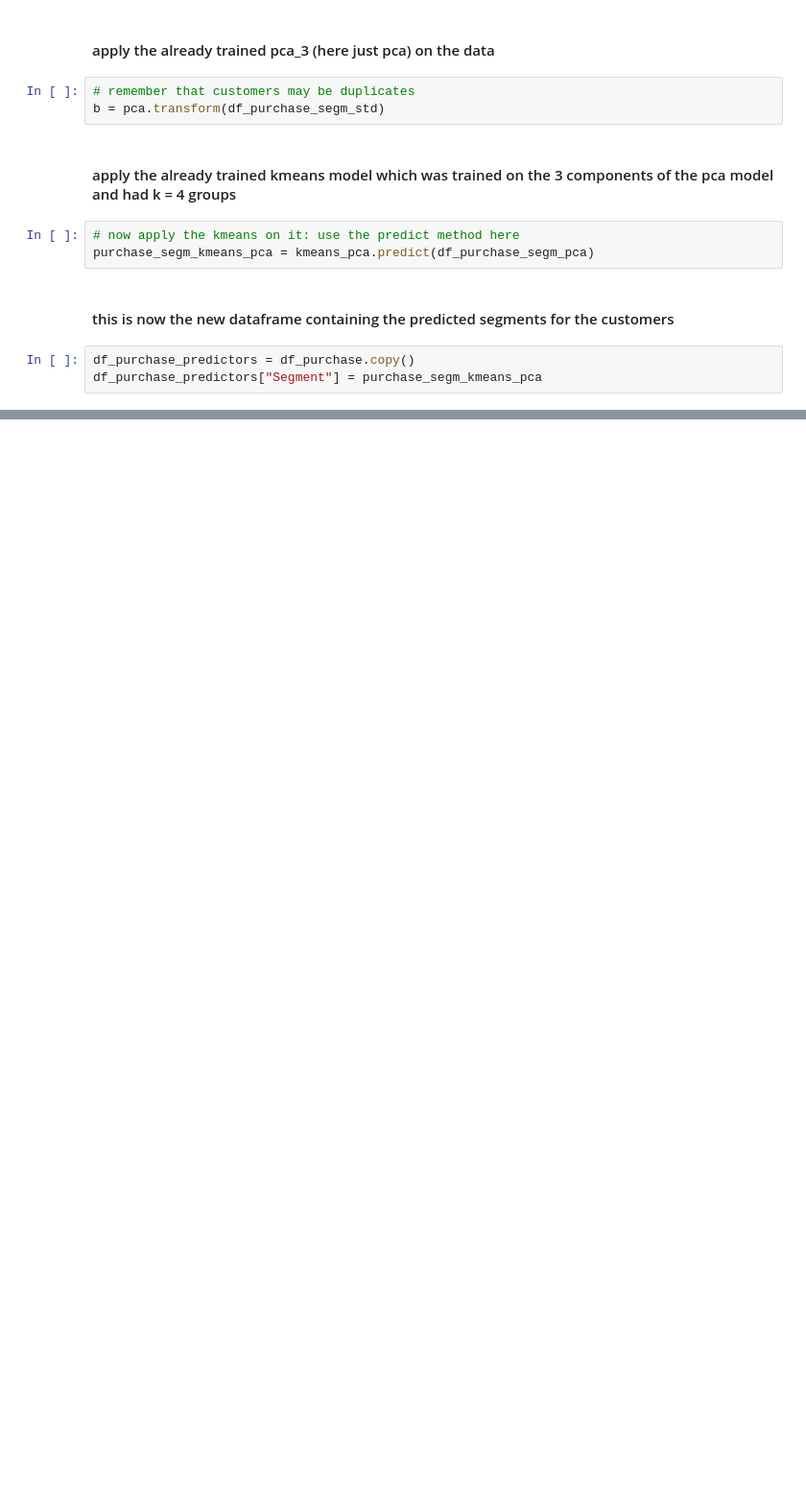
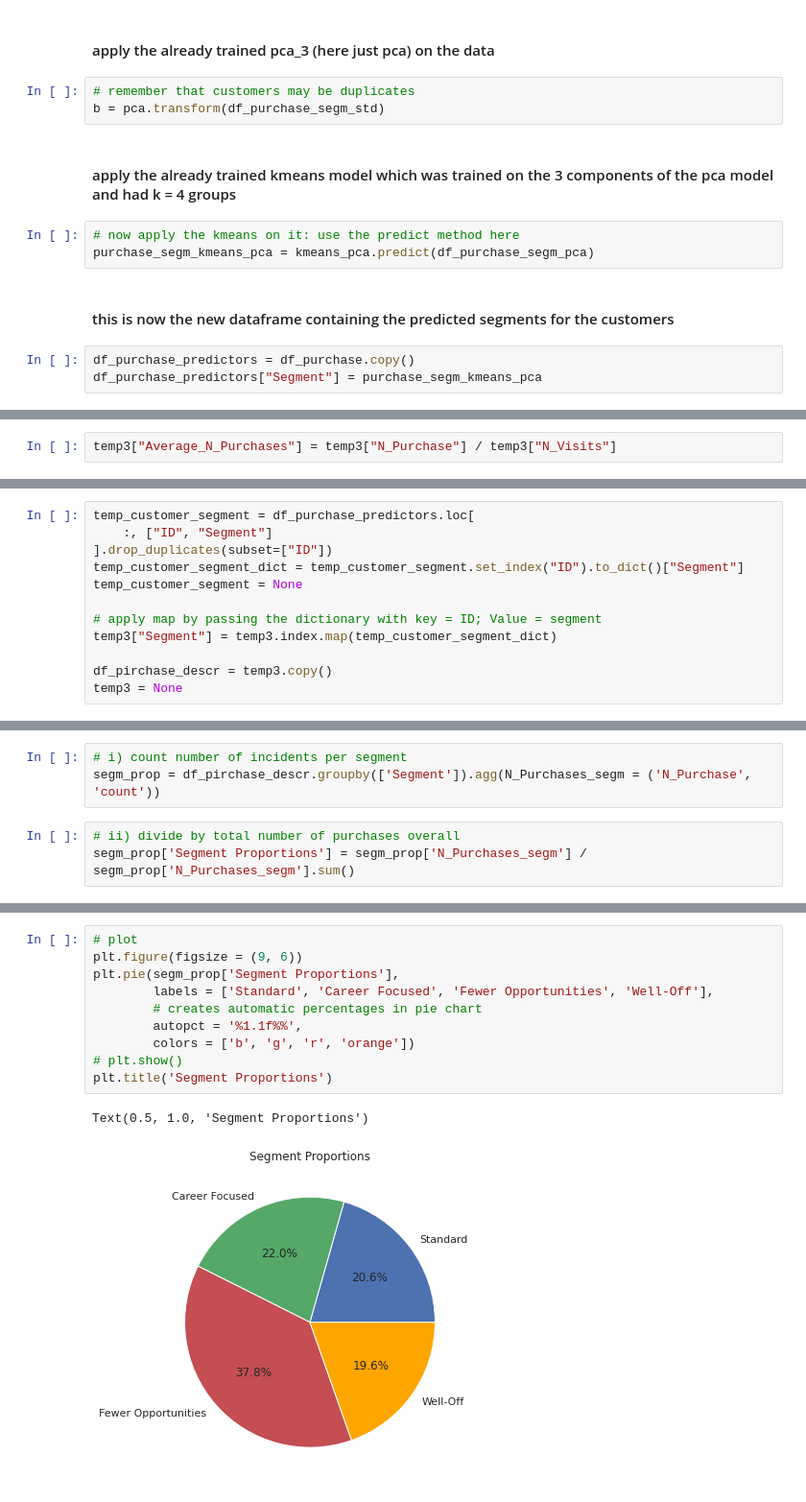
Before and after one commit to AngeloBarisano/customer_analysis_course, a Jupyter notebook: notebooks/purchase_data_analysis.ipynb, the cells around one changed output, grey strips where cells are left out. Shown at 96% size. Drawn from its saved outputs; the diff is of its cells as text; blank space fills up the shorter version.

```diff
--- a/notebooks/purchase_data_analysis.ipynb
+++ b/notebooks/purchase_data_analysis.ipynb
@@ -130,0 +195,2 @@ df_purchase_predictors["Segment"] = purchase_segm_kmeans_pca
+# %%
+temp3["Average_N_Purchases"] = temp3["N_Purchase"] / temp3["N_Visits"]
@@ -130,0 +209,12 @@ df_purchase_predictors["Segment"] = purchase_segm_kmeans_pca
+# %%
+temp_customer_segment = df_purchase_predictors.loc[
+    :, ["ID", "Segment"]
+].drop_duplicates(subset=["ID"])
+temp_customer_segment_dict = temp_customer_segment.set_index("ID").to_dict()["Segment"]
+temp_customer_segment = None
+
+# apply map by passing the dictionary with key = ID; Value = segment
+temp3["Segment"] = temp3.index.map(temp_customer_segment_dict)
+
+df_pirchase_descr = temp3.copy()
+temp3 = None
@@ -130,0 +241,6 @@ df_purchase_predictors["Segment"] = purchase_segm_kmeans_pca
+# %%
+# i) count number of incidents per segment
+segm_prop = df_pirchase_descr.groupby(['Segment']).agg(N_Purchases_segm = ('N_Purchase', 'count'))
+# %%
+# ii) divide by total number of purchases overall
+segm_prop['Segment Proportions'] = segm_prop['N_Purchases_segm'] / segm_prop['N_Purchases_segm'].sum()
@@ -130,0 +256,13 @@ df_purchase_predictors["Segment"] = purchase_segm_kmeans_pca
+# %%
+# plot
+plt.figure(figsize = (9, 6))
+plt.pie(segm_prop['Segment Proportions'],
+        labels = ['Standard', 'Career Focused', 'Fewer Opportunities', 'Well-Off'],
+        # creates automatic percentages in pie chart
+        autopct = '%1.1f%%',
+        colors = ['b', 'g', 'r', 'orange'])
+# plt.show()
+plt.title('Segment Proportions')
+# %% [output]
+Text(0.5, 1.0, 'Segment Proportions')
+[figure, added]
```
Also changed, not shown: parts of 47 cells of this notebook.
